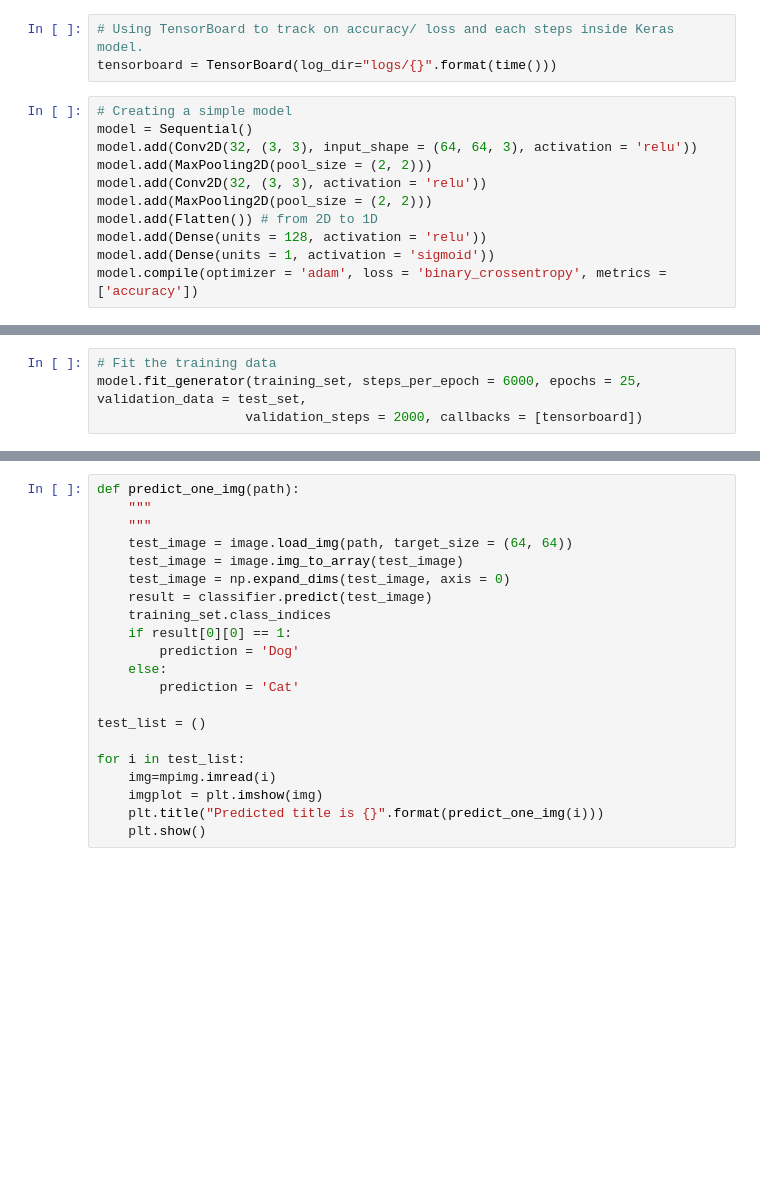
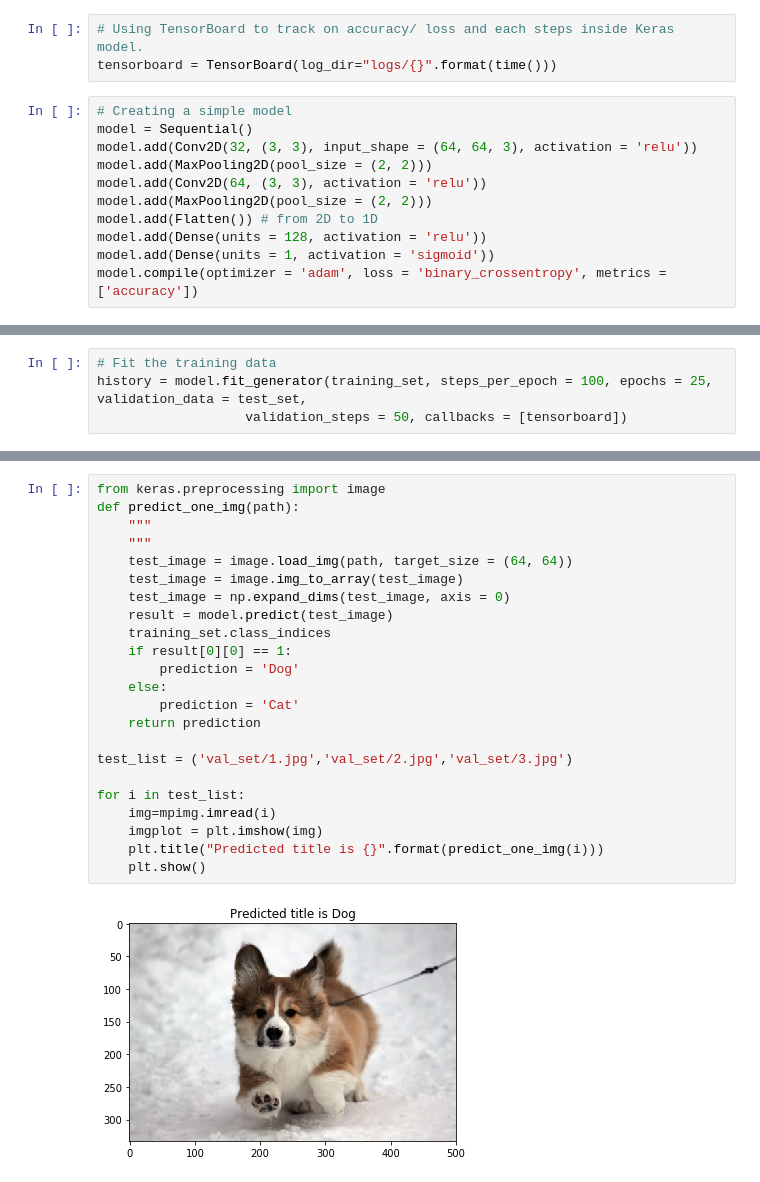
Before and after one commit to DuongVu39/Computer_Vision, a Jupyter notebook: Exploration_of_CV.ipynb, the cells around one changed output, grey strips where cells are left out. Drawn from its saved outputs; the diff is of its cells as text; blank space fills up the shorter version.

```diff
--- a/Exploration_of_CV.ipynb
+++ b/Exploration_of_CV.ipynb
@@ -163,7 +167,7 @@ tensorboard = TensorBoard(log_dir="logs/{}".format(time()))
 model = Sequential()
 model.add(Conv2D(32, (3, 3), input_shape = (64, 64, 3), activation = 'relu'))
 model.add(MaxPooling2D(pool_size = (2, 2)))
-model.add(Conv2D(32, (3, 3), activation = 'relu'))
+model.add(Conv2D(64, (3, 3), activation = 'relu'))
 model.add(MaxPooling2D(pool_size = (2, 2)))
 model.add(Flatten()) # from 2D to 1D
 model.add(Dense(units = 128, activation = 'relu'))
@@ -172,6 +179,6 @@ model.compile(optimizer = 'adam', loss = 'binary_crossentropy', metrics = ['accu
 # %%
 # Fit the training data
-model.fit_generator(training_set, steps_per_epoch = 6000, epochs = 25, validation_data = test_set,
-                   validation_steps = 2000, callbacks = [tensorboard])
+history = model.fit_generator(training_set, steps_per_epoch = 100, epochs = 25, validation_data = test_set,
+                   validation_steps = 50, callbacks = [tensorboard])
 # %% [output]
 Epoch 1/25
@@ -184,21 +201,25 @@ Epoch 4/25
 # %%
+from keras.preprocessing import image
 def predict_one_img(path):
     """
     """
     test_image = image.load_img(path, target_size = (64, 64))
     test_image = image.img_to_array(test_image)
     test_image = np.expand_dims(test_image, axis = 0)
-    result = classifier.predict(test_image)
+    result = model.predict(test_image)
     training_set.class_indices
     if result[0][0] == 1:
         prediction = 'Dog'
     else:
         prediction = 'Cat'
+    return prediction
 
-test_list = ()
+test_list = ('val_set/1.jpg','val_set/2.jpg','val_set/3.jpg')
 
 for i in test_list:
     img=mpimg.imread(i)
     imgplot = plt.imshow(img)
     plt.title("Predicted title is {}".format(predict_one_img(i)))
     plt.show()
+# %% [output]
+[figure, added]
```
Also changed, not shown: parts of 7 cells of this notebook, 2 other files.
